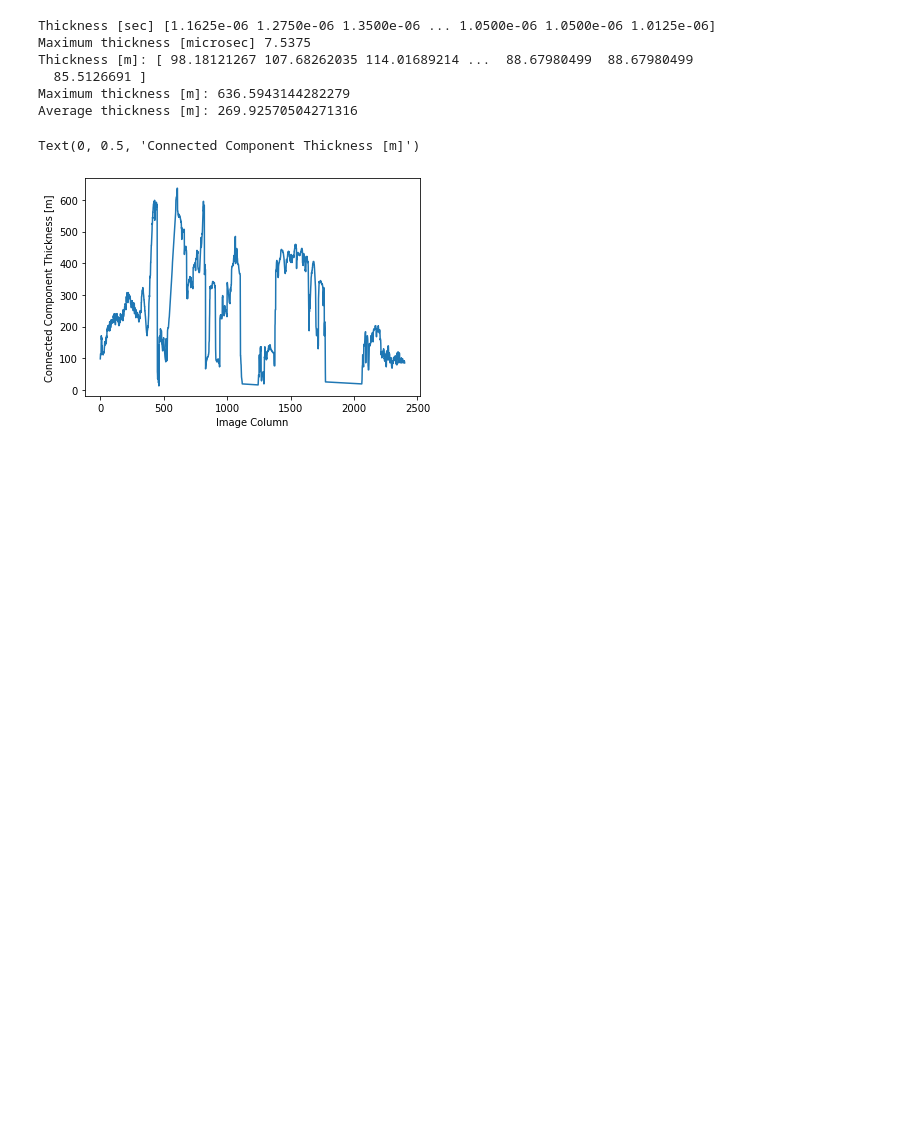
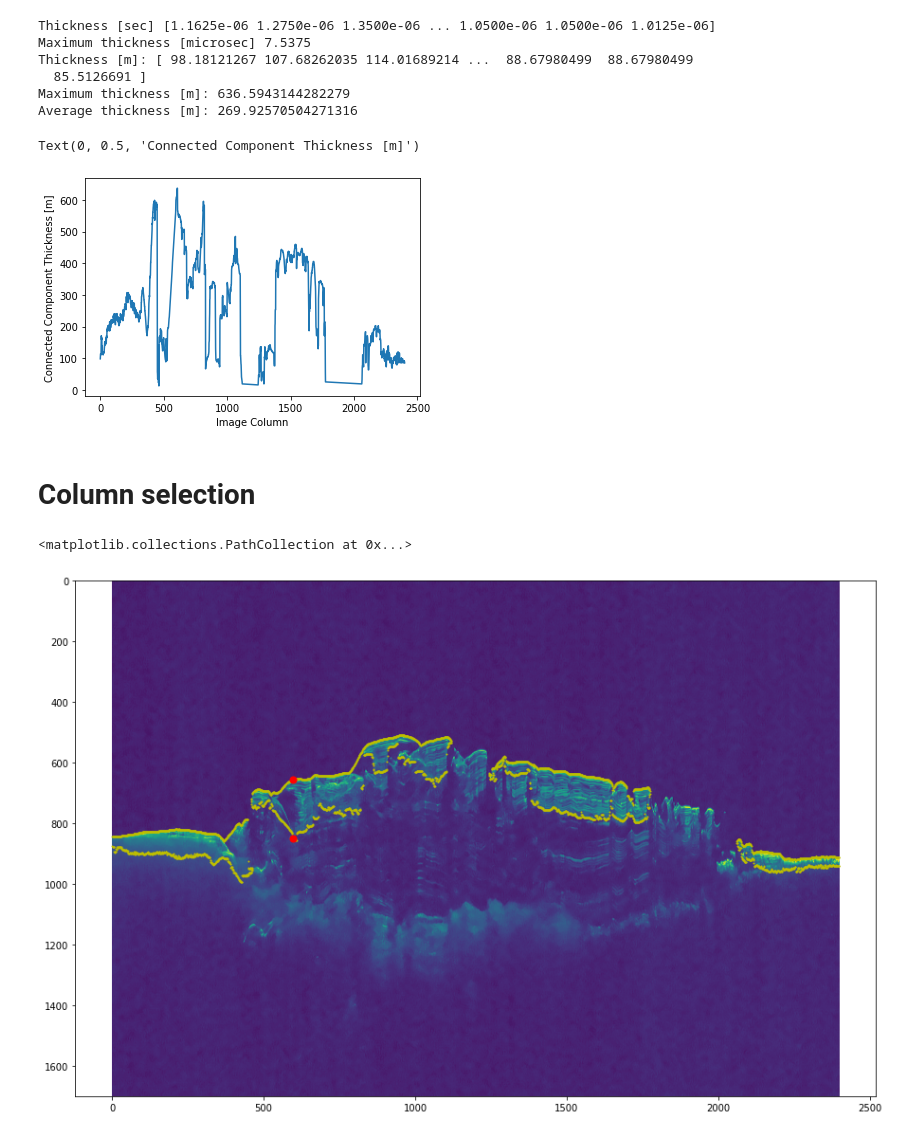
Before and after one commit to GiuliaLovati/Tesy, a Jupyter notebook: ConnectedComponents.ipynb, the cells around one changed output. Cells and saved outputs as stored; diff of their text form; code cells hidden in the pictures; blank space fills up the shorter version.

Commit message:
Connected Components selection and study with spectrogram

```diff
--- a/ConnectedComponents.ipynb
+++ b/ConnectedComponents.ipynb
@@ -13,5 +13,7 @@ from structure_tensor import calcGST, ApplyDenoisingAndStructureTensor
 # %%
-imgInTiny, imgCoherency, ori, imgCoherencyBin, ori_bin, imgBin, imgBinClear = ApplyDenoisingAndStructureTensor("sharad_data/s_00429402_thm.jpg")
+image = ApplyDenoising("sharad_data/s_00429402_thm.jpg")
+
+imgInTiny, imgCoherency, ori, imgCoherencyBin, ori_bin, imgBin, imgBinClear = ApplyStructureTensor(image)
 
 figure(figsize=(20,10))
 
@@ -306,3 +309,16 @@ plt.ylabel('Connected Component Thickness [m]')
 # %% [output]
 Text(0, 0.5, 'Connected Component Thickness [m]')
 [figure]
+# %% [markdown]
+# Column selection
+# %%
+#first attempt
+figure(figsize=(20,10))
+imshow(imgInTiny)
+plt.scatter(upperlimity,upperlimitx, c='y', s=1)
+plt.scatter(lowerlimity,lowerlimitx, c='y', s=1)
+plt.scatter(lowerlimity[602],lowerlimitx[602], c='r', s=50)
+plt.scatter(upperlimity[602],upperlimitx[602], c='r', s=50)
+# %% [output]
+<matplotlib.collections.PathCollection at 0x...>
+[figure, added]
```
Also changed, not shown: parts of 21 cells of this notebook.
